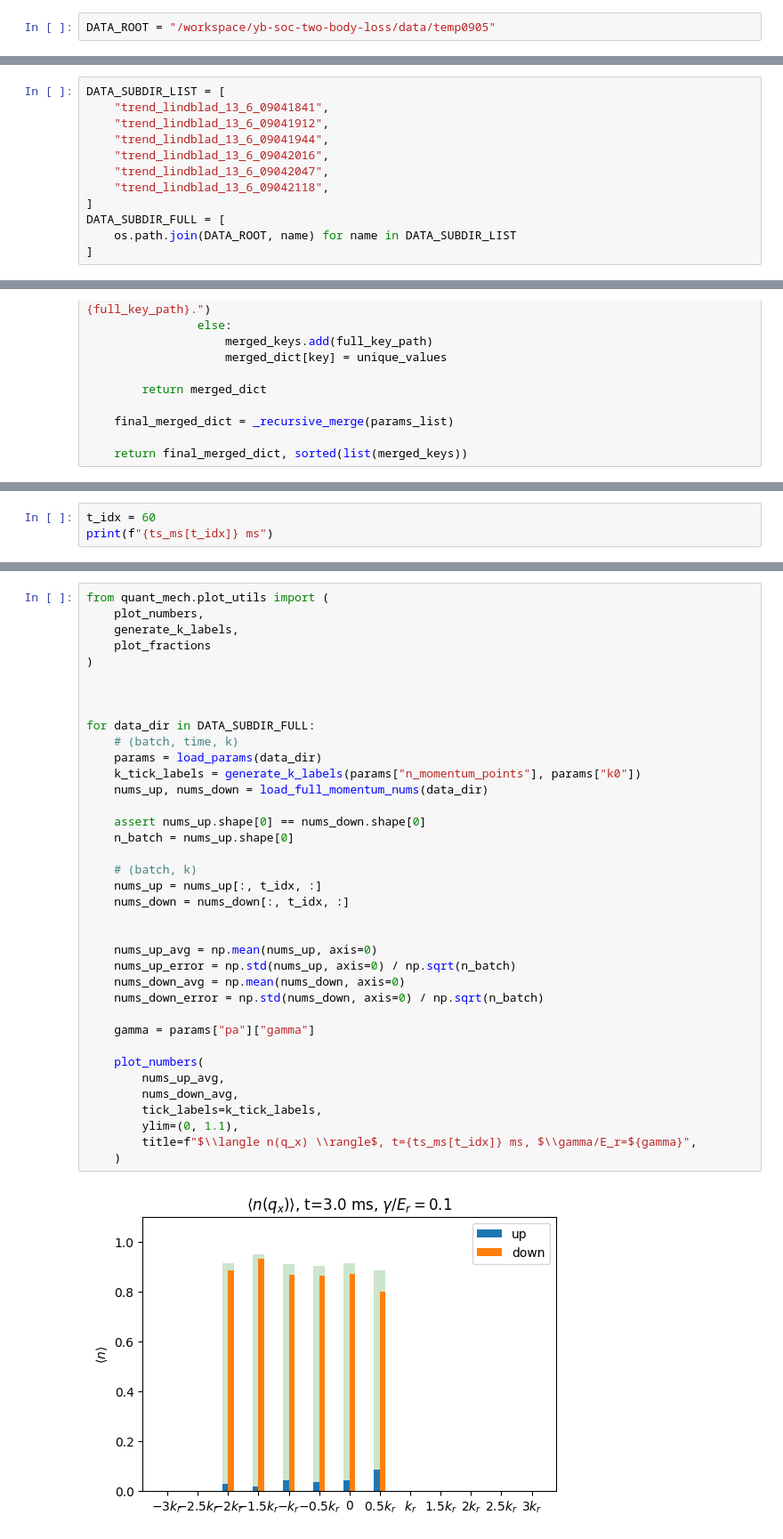
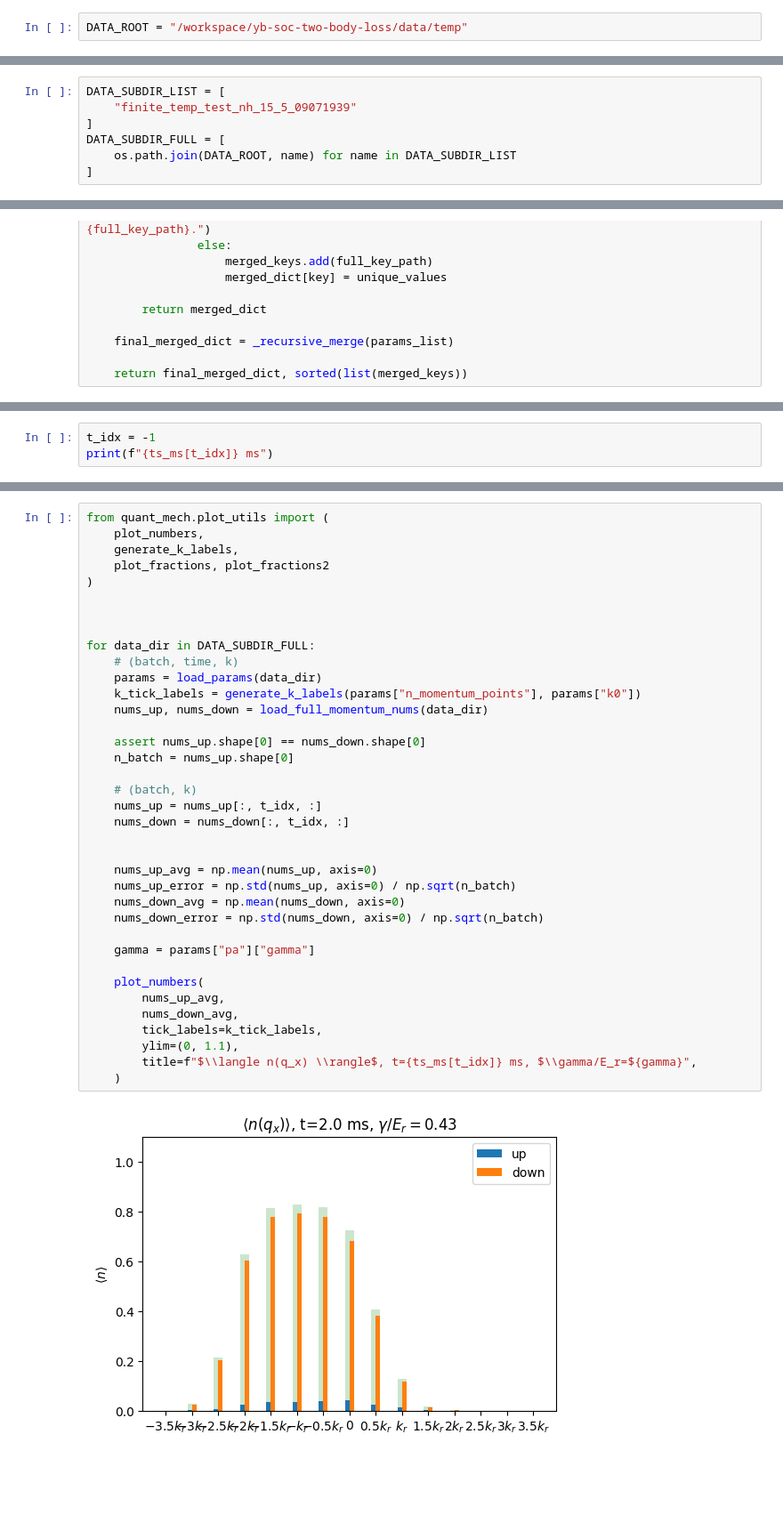
Before and after one commit to pco0511/yb-soc-two-body-loss, a Jupyter notebook: src/load_and_plot.ipynb, the cells around one changed output, grey strips where cells are left out. Shown at 89% size. Saved outputs shown, nothing was run; the diff lists cells and outputs as text; blank space fills up the shorter version.

```diff
--- a/src/load_and_plot.ipynb
+++ b/src/load_and_plot.ipynb
@@ -4,7 +4,7 @@ import numpy as np
 import matplotlib.pyplot as plt
 import json
 # %%
-DATA_ROOT = "/workspace/yb-soc-two-body-loss/data/temp0905"
+DATA_ROOT = "/workspace/yb-soc-two-body-loss/data/temp"
 # %%
 def query_condition(name):
     if "trend" not in name:
@@ -28,11 +20,6 @@ trend_lindblad_13_6_09042118
 # %%
 DATA_SUBDIR_LIST = [
-    "trend_lindblad_13_6_09041841",
-    "trend_lindblad_13_6_09041912",
-    "trend_lindblad_13_6_09041944",
-    "trend_lindblad_13_6_09042016",
-    "trend_lindblad_13_6_09042047",
-    "trend_lindblad_13_6_09042118",
+    "finite_temp_test_nh_15_5_09071939"
 ]
 DATA_SUBDIR_FULL = [
     os.path.join(DATA_ROOT, name) for name in DATA_SUBDIR_LIST
@@ -157,4 +137,4 @@ len(ts)=61
 # %%
-t_idx = 60
+t_idx = -1
 print(f"{ts_ms[t_idx]} ms")
 # %% [output]
@@ -169,38 +162,38 @@ gammas
 from quant_mech.plot_utils import (
     plot_numbers,
     generate_k_labels,
-    plot_fractions
+    plot_fractions, plot_fractions2
 )
 
 
 
 for data_dir in DATA_SUBDIR_FULL:
     # (batch, time, k)
     params = load_params(data_dir)
     k_tick_labels = generate_k_labels(params["n_momentum_points"], params["k0"])
     nums_up, nums_down = load_full_momentum_nums(data_dir)
 
     assert nums_up.shape[0] == nums_down.shape[0]
     n_batch = nums_up.shape[0]
 
     # (batch, k)
     nums_up = nums_up[:, t_idx, :]
     nums_down = nums_down[:, t_idx, :]
 
 
     nums_up_avg = np.mean(nums_up, axis=0)
     nums_up_error = np.std(nums_up, axis=0) / np.sqrt(n_batch)
     nums_down_avg = np.mean(nums_down, axis=0)
     nums_down_error = np.std(nums_down, axis=0) / np.sqrt(n_batch)
 
     gamma = params["pa"]["gamma"]
 
     plot_numbers(
         nums_up_avg,
         nums_down_avg,
         tick_labels=k_tick_labels,
         ylim=(0, 1.1),
         title=f"$\\langle n(q_x) \\rangle$, t={ts_ms[t_idx]} ms, $\\gamma/E_r=${gamma}",
     )
 # %% [output]
-[figure, old version]
+[figure, new version]
```
Also changed, not shown: parts of 21 cells of this notebook, 1 other file.
